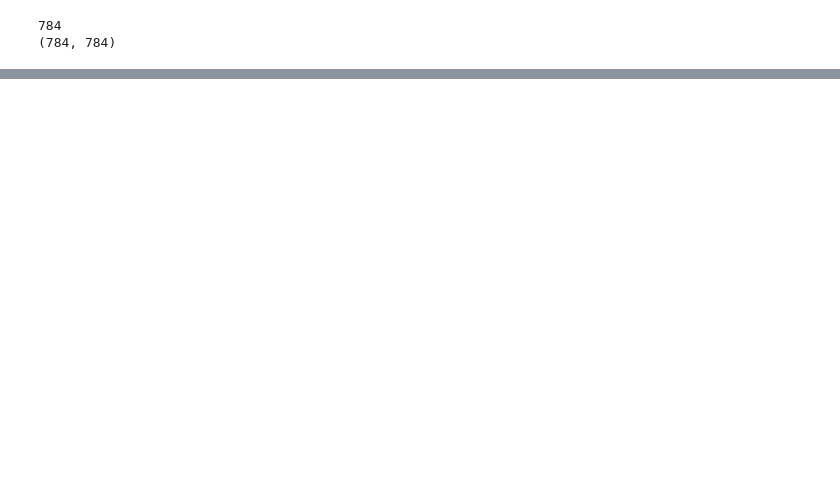
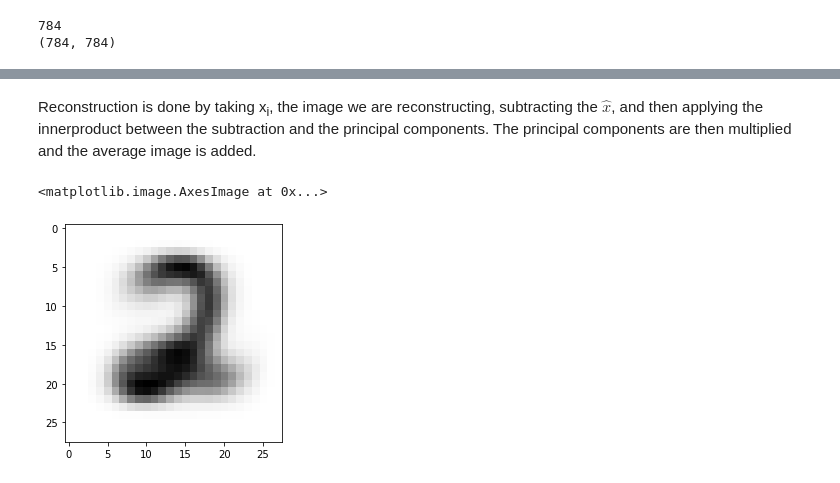
Before and after one commit to kensekense/unige, a Jupyter notebook: data_science/tp3/pca_knn_tp3.ipynb, the cells around one changed output, grey strips where cells are left out. Cells and saved outputs as stored; diff of their text form; code cells hidden in the pictures; blank space fills up the shorter version.

```diff
--- a/data_science/tp3/pca_knn_tp3.ipynb
+++ b/data_science/tp3/pca_knn_tp3.ipynb
@@ -51,7 +71,7 @@ def reconstruct(x_i, m, x_bar, PC):
     '''
     reconstruct x_i from X, where x_i is a len 784 vector image.
     '''
-    recon = 0
+    recon = np.zeros((784,))
     for j in range(1, m):
-        recon += np.inner(x_i-x_bar, PC[j])*PC[j]+x_bar
+        recon += np.inner((x_i-x_bar), PC[j])*PC[j]+x_bar
     return recon
@@ -79,0 +78,10 @@ def recon_err(X, m):
+# %% [markdown]
+Reconstruction is done by taking x<sub>i</sub>, the image we are reconstructing, subtracting the $\hat{x}$, and then applying the innerproduct between the subtraction and the principal components. The principal components are then multiplied and the average image is added.
+# %%
+#try to see the reconstructed image
+recon_test = np.reshape(reconstruct(X[899], 10, x_bar, PC), (28,28))
+#x_bar_show = np.reshape(x_bar, (28,28))
+plt.imshow(recon_test, cmap="Greys")
+# %% [output]
+<matplotlib.image.AxesImage at 0x...>
+[figure, added]
```
Also changed, not shown: parts of 25 cells of this notebook, 3 other files.
